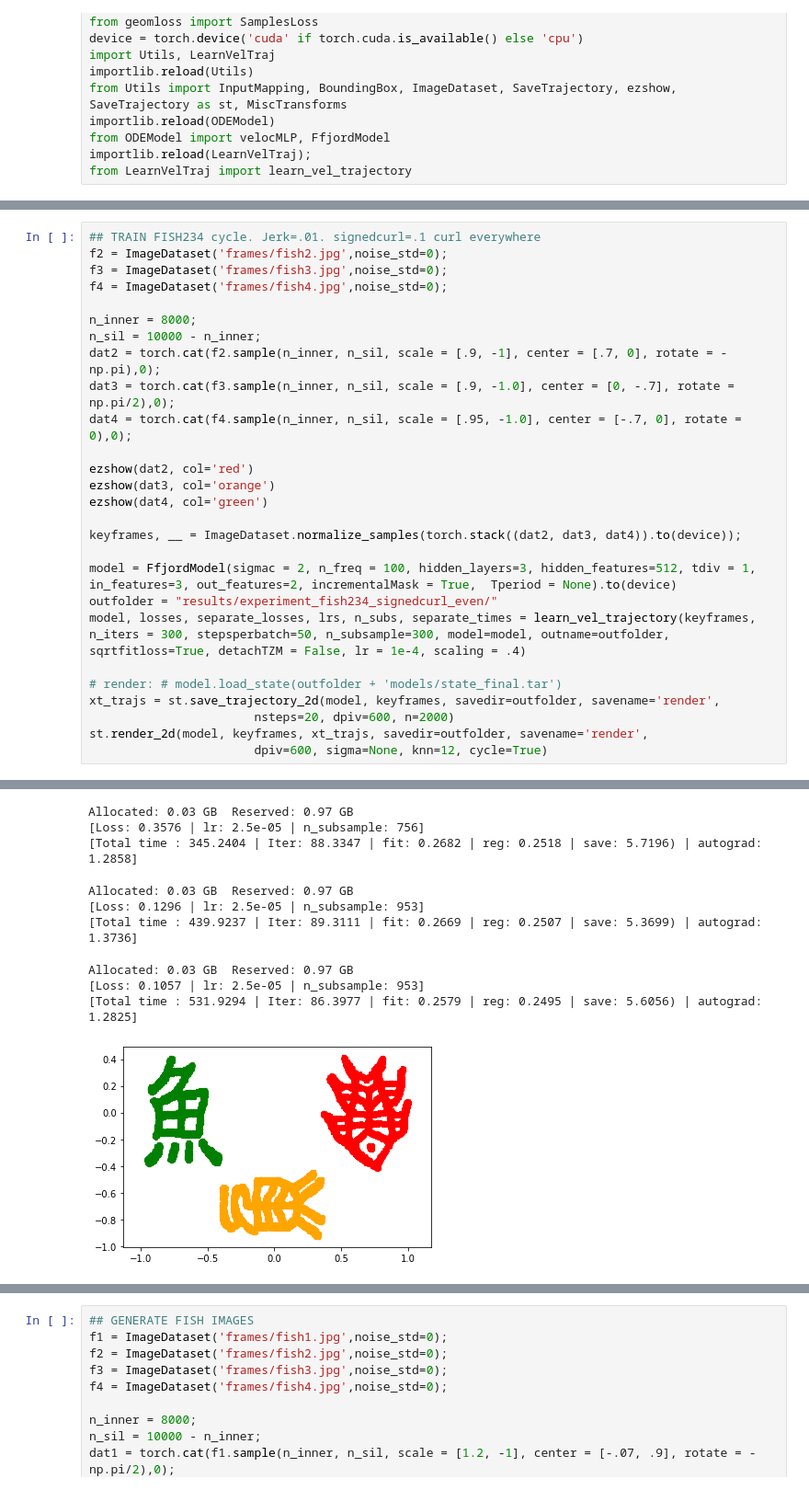
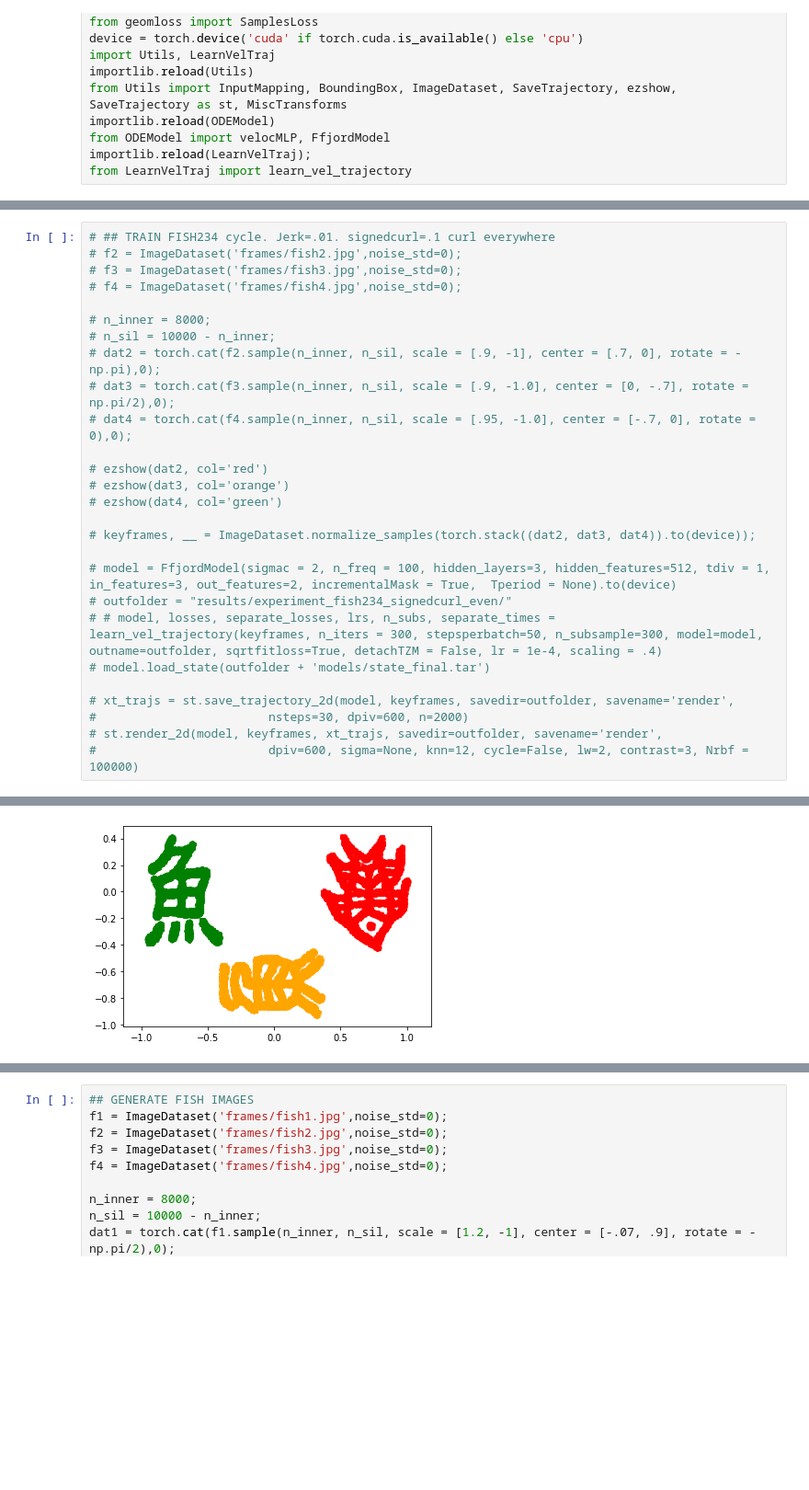
Before and after one commit to pzpzpzp1/wassflow, a Jupyter notebook: cnf-sinkhorn-demo.ipynb, the cells around one changed output, grey strips where cells are left out. Shown: that part at 92% size. Drawn from its saved outputs; the diff is of its cells as text; blank space fills up the shorter version.

Commit message:
add horses, and horse experiments. reorganize notebook. top commented ones are finished and rendered.

```diff
--- a/cnf-sinkhorn-demo.ipynb
+++ b/cnf-sinkhorn-demo.ipynb
@@ -59,28 +153,28 @@ Allocated: 0.01 GB  Reserved: 0.97 GB
 # %%
-## TRAIN FISH234 cycle. Jerk=.01. signedcurl=.1 curl everywhere
-f2 = ImageDataset('frames/fish2.jpg',noise_std=0);
-f3 = ImageDataset('frames/fish3.jpg',noise_std=0);
-f4 = ImageDataset('frames/fish4.jpg',noise_std=0);
+# ## TRAIN FISH234 cycle. Jerk=.01. signedcurl=.1 curl everywhere
+# f2 = ImageDataset('frames/fish2.jpg',noise_std=0);
+# f3 = ImageDataset('frames/fish3.jpg',noise_std=0);
+# f4 = ImageDataset('frames/fish4.jpg',noise_std=0);
 
-n_inner = 8000;
-n_sil = 10000 - n_inner;
-dat2 = torch.cat(f2.sample(n_inner, n_sil, scale = [.9, -1], center = [.7, 0], rotate = -np.pi),0);
-dat3 = torch.cat(f3.sample(n_inner, n_sil, scale = [.9, -1.0], center = [0, -.7], rotate = np.pi/2),0);
-dat4 = torch.cat(f4.sample(n_inner, n_sil, scale = [.95, -1.0], center = [-.7, 0], rotate = 0),0);
+# n_inner = 8000;
+# n_sil = 10000 - n_inner;
+# dat2 = torch.cat(f2.sample(n_inner, n_sil, scale = [.9, -1], center = [.7, 0], rotate = -np.pi),0);
+# dat3 = torch.cat(f3.sample(n_inner, n_sil, scale = [.9, -1.0], center = [0, -.7], rotate = np.pi/2),0);
+# dat4 = torch.cat(f4.sample(n_inner, n_sil, scale = [.95, -1.0], center = [-.7, 0], rotate = 0),0);
 
-ezshow(dat2, col='red')
-ezshow(dat3, col='orange')
-ezshow(dat4, col='green')
+# ezshow(dat2, col='red')
+# ezshow(dat3, col='orange')
+# ezshow(dat4, col='green')
 
-keyframes, __ = ImageDataset.normalize_samples(torch.stack((dat2, dat3, dat4)).to(device));
+# keyframes, __ = ImageDataset.normalize_samples(torch.stack((dat2, dat3, dat4)).to(device));
 
-model = FfjordModel(sigmac = 2, n_freq = 100, hidden_layers=3, hidden_features=512, tdiv = 1, in_features=3, out_features=2, incrementalMask = True,  Tperiod = None).to(device)
-outfolder = "results/experiment_fish234_signedcurl_even/"
-model, losses, separate_losses, lrs, n_subs, separate_times = learn_vel_trajectory(keyframes, n_iters = 300, stepsperbatch=50, n_subsample=300, model=model, outname=outfolder, sqrtfitloss=True, detachTZM = False, lr = 1e-4, scaling = .4)
+# model = FfjordModel(sigmac = 2, n_freq = 100, hidden_layers=3, hidden_features=512, tdiv = 1, in_features=3, out_features=2, incrementalMask = True,  Tperiod = None).to(device)
+# outfolder = "results/experiment_fish234_signedcurl_even/"
+# # model, losses, separate_losses, lrs, n_subs, separate_times = learn_vel_trajectory(keyframes, n_iters = 300, stepsperbatch=50, n_subsample=300, model=model, outname=outfolder, sqrtfitloss=True, detachTZM = False, lr = 1e-4, scaling = .4)
+# model.load_state(outfolder + 'models/state_final.tar')
 
-# render: # model.load_state(outfolder + 'models/state_final.tar')
-xt_trajs = st.save_trajectory_2d(model, keyframes, savedir=outfolder, savename='render',
-                       nsteps=20, dpiv=600, n=2000)
-st.render_2d(model, keyframes, xt_trajs, savedir=outfolder, savename='render',
-                       dpiv=600, sigma=None, knn=12, cycle=True)
+# xt_trajs = st.save_trajectory_2d(model, keyframes, savedir=outfolder, savename='render',
+#                        nsteps=30, dpiv=600, n=2000)
+# st.render_2d(model, keyframes, xt_trajs, savedir=outfolder, savename='render',
+#                        dpiv=600, sigma=None, knn=12, cycle=False, lw=2, contrast=3, Nrbf = 100000)
 # %% [output]
@@ -99,10 +181 @@ Allocated: 0.03 GB  Reserved: 0.97 GB
-Allocated: 0.03 GB  Reserved: 0.97 GB
-[Loss: 0.3576 | lr: 2.5e-05 | n_subsample: 756]
-[Total time : 345.2404 | Iter: 88.3347 | fit: 0.2682 | reg: 0.2518 | save: 5.7196) | autograd: 1.2858]
-Allocated: 0.03 GB  Reserved: 0.97 GB
-[Loss: 0.1296 | lr: 2.5e-05 | n_subsample: 953]
-[Total time : 439.9237 | Iter: 89.3111 | fit: 0.2669 | reg: 0.2507 | save: 5.3699) | autograd: 1.3736]
-Allocated: 0.03 GB  Reserved: 0.97 GB
-[Loss: 0.1057 | lr: 2.5e-05 | n_subsample: 953]
-[Total time : 531.9294 | Iter: 86.3977 | fit: 0.2579 | reg: 0.2495 | save: 5.6056) | autograd: 1.2825]
-[figure, old version]
+[figure, new version]
```
Also changed, not shown: parts of 21 cells of this notebook, 6 other files.
